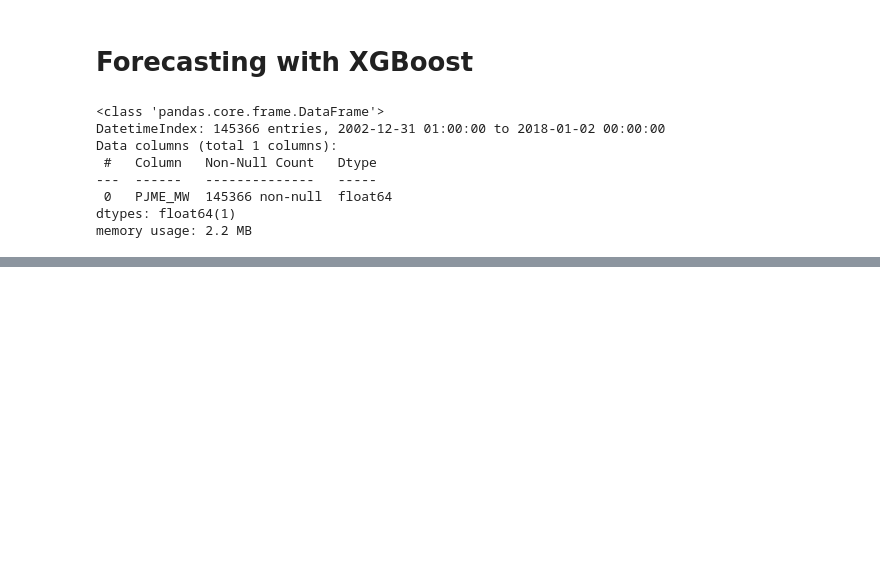
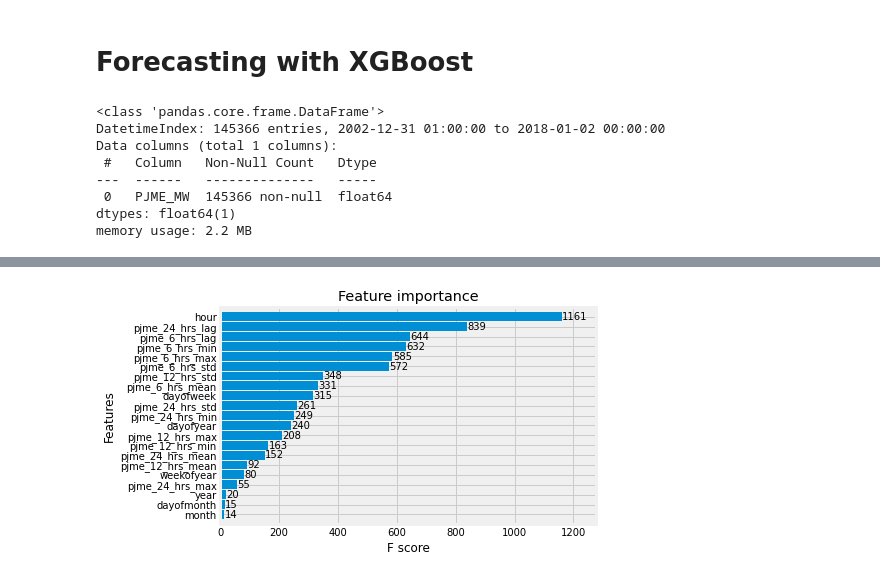
Before and after one commit to hiydavid/time-series, a Jupyter notebook: ts_forecasting_xgboost.ipynb, the cells around one changed output, grey strips where cells are left out. Drawn from its saved outputs; the diff is of its cells as text; code cells hidden in the pictures; blank space fills up the shorter version.

```diff
--- a/ts_forecasting_xgboost.ipynb
+++ b/ts_forecasting_xgboost.ipynb
@@ -40,8 +48,8 @@ _ = pjme_test \
 # %%
+# function to extract features
 def create_features(df, label=None):
-    """
-    Creates time series features from datetime index
-    """
+
+    # day feature
     df['date'] = df.index
     df['hour'] = df['date'].dt.hour
     df['dayofweek'] = df['date'].dt.dayofweek
@@ -52,12 +60,35 @@ def create_features(df, label=None):
     df['dayofmonth'] = df['date'].dt.day
     df['weekofyear'] = df['date'].dt.weekofyear
 
-    X = df[[
-        'hour','dayofweek','quarter','month','year',
-        'dayofyear','dayofmonth','weekofyear'
-    ]]
+    # lags & rolling featyres
+    df['pjme_6_hrs_lag'] = df['PJME_MW'].shift(6)
+    df['pjme_12_hrs_lag'] = df['PJME_MW'].shift(12)
+    df['pjme_24_hrs_lag'] = df['PJME_MW'].shift(24)
+    df['pjme_6_hrs_mean'] = df['PJME_MW'].rolling(window = 6).mean()
+    df['pjme_12_hrs_mean'] = df['PJME_MW'].rolling(window = 12).mean()
+    df['pjme_24_hrs_mean'] = df['PJME_MW'].rolling(window = 24).mean()
+    df['pjme_6_hrs_std'] = df['PJME_MW'].rolling(window = 6).std()
+    df['pjme_12_hrs_std'] = df['PJME_MW'].rolling(window = 12).std()
+    df['pjme_24_hrs_std'] = df['PJME_MW'].rolling(window = 24).std()
+    df['pjme_6_hrs_max'] = df['PJME_MW'].rolling(window = 6).max()
+    df['pjme_12_hrs_max'] = df['PJME_MW'].rolling(window = 12).max()
+    df['pjme_24_hrs_max'] = df['PJME_MW'].rolling(window = 24).max()
+    df['pjme_6_hrs_min'] = df['PJME_MW'].rolling(window = 6).min()
+    df['pjme_12_hrs_min'] = df['PJME_MW'].rolling(window = 12).min()
+    df['pjme_24_hrs_min'] = df['PJME_MW'].rolling(window = 24).min()
+
+    # get data
+    X = df[['hour', 'dayofweek', 'quarter', 'month', 'year', 'dayofyear',
+            'dayofmonth','weekofyear', 'pjme_6_hrs_lag', 'pjme_24_hrs_lag',
+            'pjme_6_hrs_mean', 'pjme_12_hrs_mean', 'pjme_24_hrs_mean',
+            'pjme_6_hrs_std', 'pjme_12_hrs_std', 'pjme_24_hrs_std',
+            'pjme_6_hrs_max', 'pjme_12_hrs_max', 'pjme_24_hrs_max',
+            'pjme_6_hrs_min', 'pjme_12_hrs_min', 'pjme_24_hrs_min']]
+
+    # if label is called
     if label:
         y = df[label]
         return X, y
+
     return X
 # %%
@@ -64,12 +96,13 @@ def create_features(df, label=None):
 X_train, y_train = create_features(pjme_train, label='PJME_MW')
 X_test, y_test = create_features(pjme_test, label='PJME_MW')
 # %%
+# train model
 reg = xgb.XGBRegressor(n_estimators=1000)
 reg.fit(
     X_train,
     y_train,
     eval_set=[(X_train, y_train), (X_test, y_test)],
     early_stopping_rounds=50,
-    verbose=True
+    verbose=False
 )
 # %% [output]
@@ -77,0 +111,5 @@ Error:
+# %%
+# view feature importance
+_ = plot_importance(reg, height=0.9)
+# %% [output]
+[figure, added]
```
Also changed, not shown: parts of 20 cells of this notebook.
